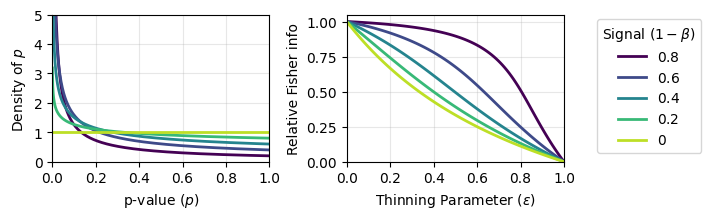
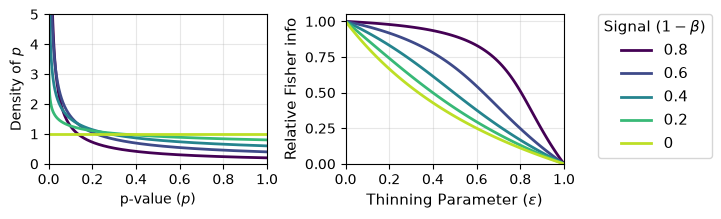
The change to this notebook cell's code, shown as a diff; its figure went from the first image to the second:
--- before
+++ after
@@ -28,6 +28,6 @@
 
 # ax2.set_title(r'Information Fraction $\mathcal{F}(\epsilon, \beta)$', fontsize=12)
-ax2.set_xlabel(r'Thinning Parameter ($\epsilon$)', fontsize=10)
-ax2.set_ylabel('Relative Fisher info', fontsize=10)
+ax2.set_xlabel(r'Thinning Parameter ($\epsilon$)', fontsize=11)
+ax2.set_ylabel('Relative Fisher info', fontsize=11)
 ax2.set_ylim(0, 1.05)
 ax2.set_xlim(0, 1)
@@ -43,7 +43,8 @@
            bbox_to_anchor=(0.85, 0.6),
            ncol=1, 
-           fontsize=10, 
-           title_fontsize=10)
+           fontsize=11, 
+           title_fontsize=11)
 
 plt.tight_layout(rect=[0, 0, 0.85, 1])
+plt.savefig("../figures/fisher_info.png", dpi=300, bbox_inches='tight')
 plt.show()

Commit: rename files